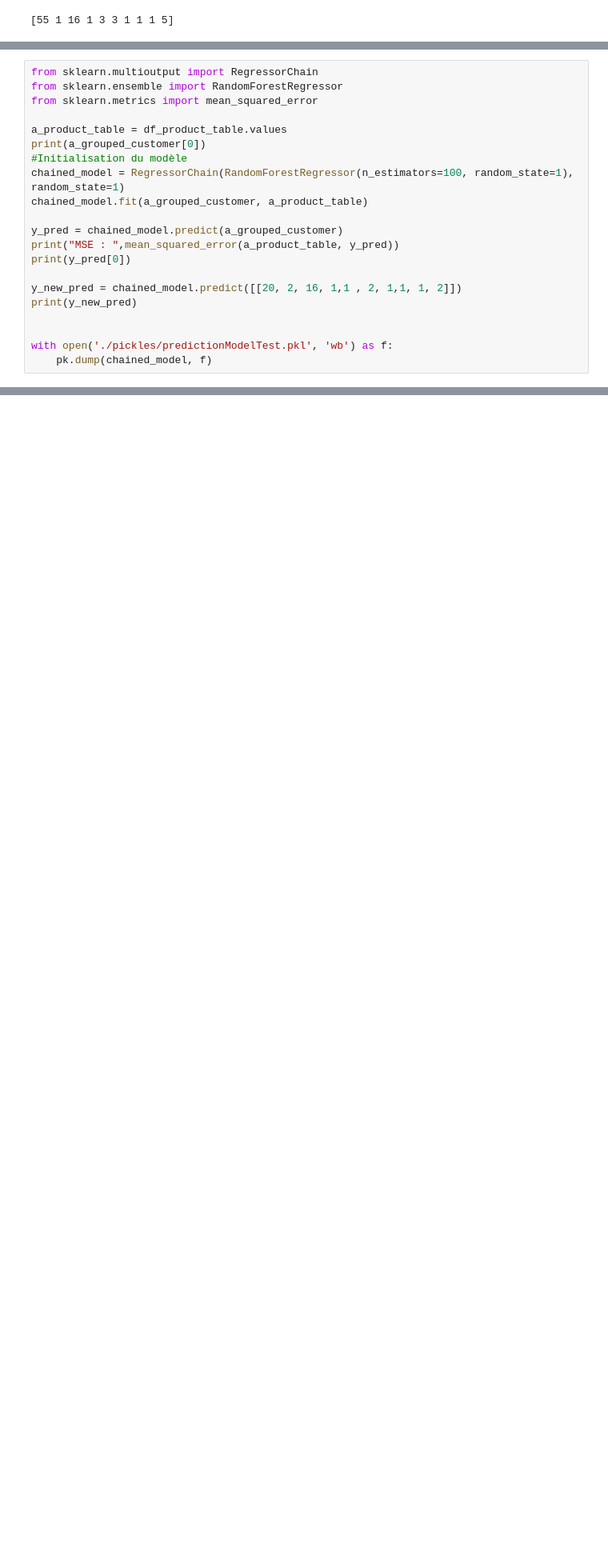
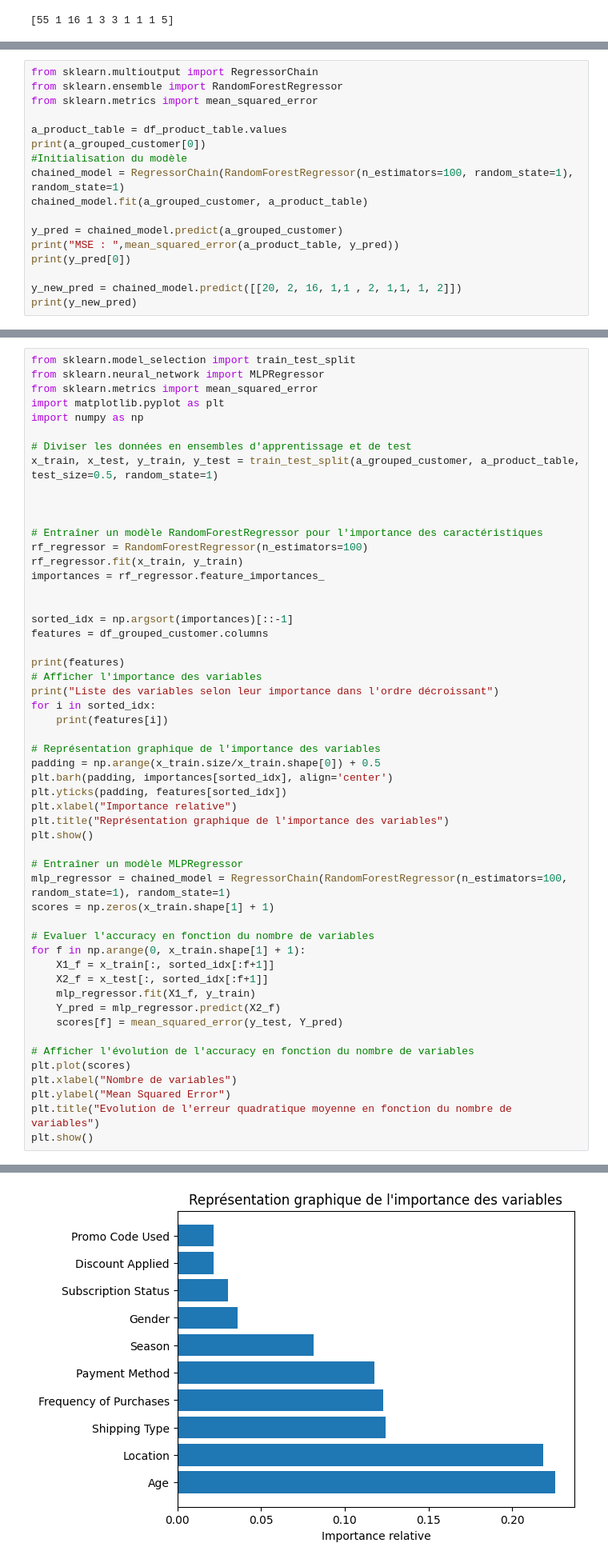
Before and after one commit to LiakisGuyot/Shopping_Prediction_Suggestion, a Jupyter notebook: predicitionModelTest.ipynb, the cells around one changed output, grey strips where cells are left out. Shown at 80% size. Drawn from its saved outputs; the diff is of its cells as text; blank space fills up the shorter version.

Commit message:
pickles / recommandation

```diff
--- a/predicitionModelTest.ipynb
+++ b/predicitionModelTest.ipynb
@@ -98,10 +98,6 @@ print(y_pred[0])
 
 y_new_pred = chained_model.predict([[20, 2, 16, 1,1 , 2, 1,1, 1, 2]])
 print(y_new_pred)
-
-
-with open('./pickles/predictionModelTest.pkl', 'wb') as f:
-    pk.dump(chained_model, f)
 # %% [output]
 [55 1 16 1 3 3 1 1 1 5]
 MSE :  0.005629907692307692
@@ -111,0 +110,54 @@ MSE :  0.005629907692307692
+# %%
+from sklearn.model_selection import train_test_split
+from sklearn.neural_network import MLPRegressor
+from sklearn.metrics import mean_squared_error
+import matplotlib.pyplot as plt
+import numpy as np
+
+# Diviser les données en ensembles d'apprentissage et de test
+x_train, x_test, y_train, y_test = train_test_split(a_grouped_customer, a_product_table, test_size=0.5, random_state=1)
+
+
+
+# Entraîner un modèle RandomForestRegressor pour l'importance des caractéristiques
+rf_regressor = RandomForestRegressor(n_estimators=100)
+rf_regressor.fit(x_train, y_train)
+importances = rf_regressor.feature_importances_
+
+
+sorted_idx = np.argsort(importances)[::-1]
+features = df_grouped_customer.columns
+
+print(features)
+# Afficher l'importance des variables
+print("Liste des variables selon leur importance dans l'ordre décroissant")
+for i in sorted_idx:
+    print(features[i])
+
+# Représentation graphique de l'importance des variables
+padding = np.arange(x_train.size/x_train.shape[0]) + 0.5
+plt.barh(padding, importances[sorted_idx], align='center')
+plt.yticks(padding, features[sorted_idx])
+plt.xlabel("Importance relative")
+plt.title("Représentation graphique de l'importance des variables")
+plt.show()
+
+# Entraîner un modèle MLPRegressor
+mlp_regressor = chained_model = RegressorChain(RandomForestRegressor(n_estimators=100, random_state=1), random_state=1)
+scores = np.zeros(x_train.shape[1] + 1)
+
+# Evaluer l'accuracy en fonction du nombre de variables
+for f in np.arange(0, x_train.shape[1] + 1):
+    X1_f = x_train[:, sorted_idx[:f+1]]
+    X2_f = x_test[:, sorted_idx[:f+1]]
+    mlp_regressor.fit(X1_f, y_train)
+    Y_pred = mlp_regressor.predict(X2_f)
+    scores[f] = mean_squared_error(y_test, Y_pred)
+
+# Afficher l'évolution de l'accuracy en fonction du nombre de variables
+plt.plot(scores)
+plt.xlabel("Nombre de variables")
+plt.ylabel("Mean Squared Error")
+plt.title("Evolution de l'erreur quadratique moyenne en fonction du nombre de variables")
+plt.show()
+# %% [output]
@@ -111,0 +179 @@ MSE :  0.005629907692307692
+[figure, added]
```
Also changed, not shown: parts of 11 cells of this notebook, 5 other files.
